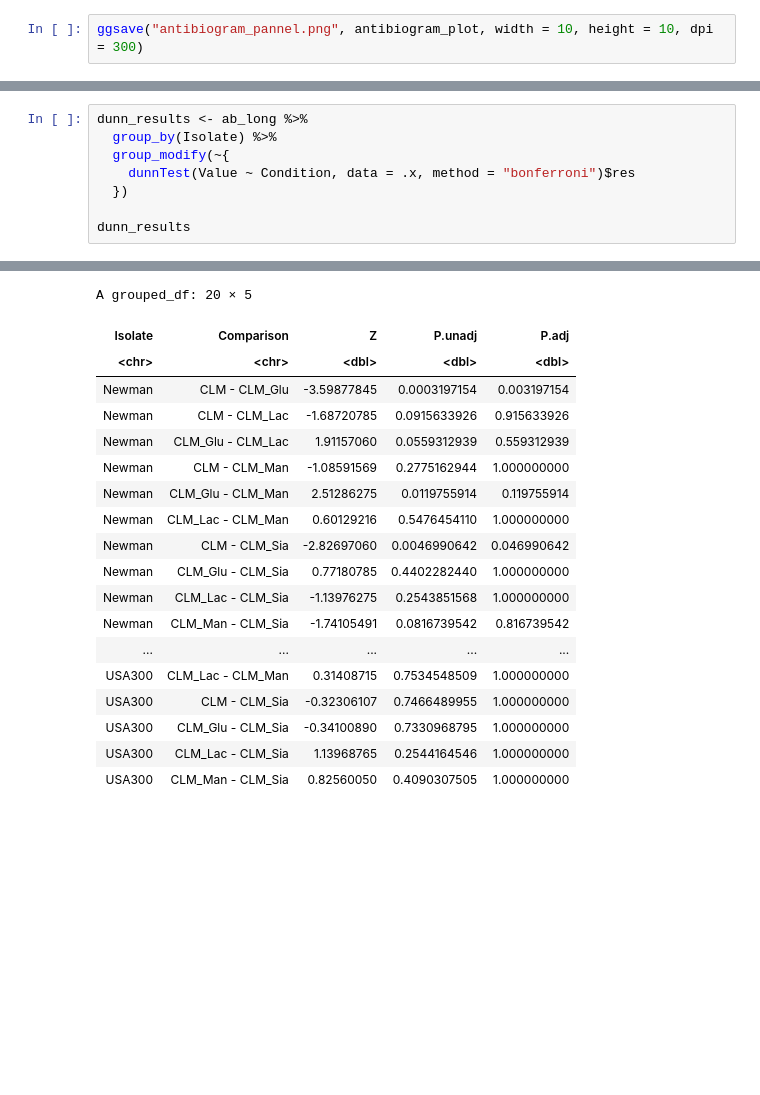
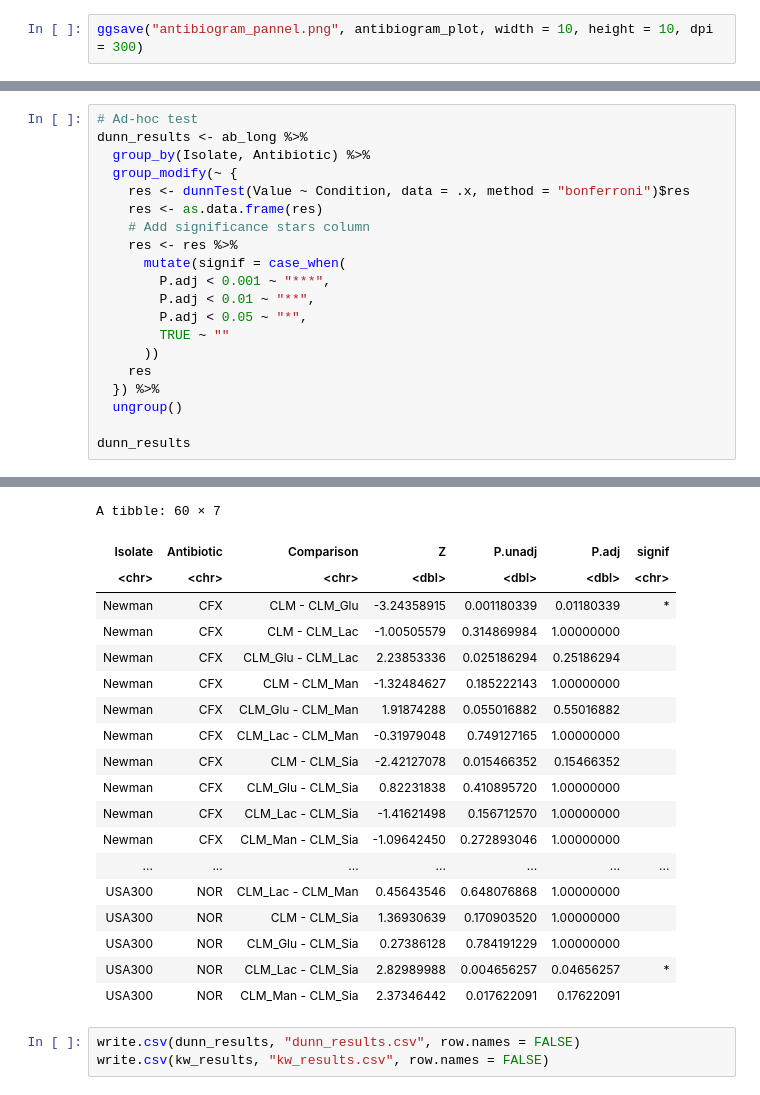
Before and after one commit to joaoordine/skin_coculture, a Jupyter notebook: antibiogram_plot.ipynb, the cells around one changed output, grey strips where cells are left out. Drawn from its saved outputs; the diff is of its cells as text; blank space fills up the shorter version.

```diff
--- a/antibiogram_plot.ipynb
+++ b/antibiogram_plot.ipynb
@@ -111,9 +133,21 @@ A tibble: 2 × 3
 # %%
+# Ad-hoc test
 dunn_results <- ab_long %>%
-  group_by(Isolate) %>%
-  group_modify(~{
-    dunnTest(Value ~ Condition, data = .x, method = "bonferroni")$res
-  })
+  group_by(Isolate, Antibiotic) %>%
+  group_modify(~ {
+    res <- dunnTest(Value ~ Condition, data = .x, method = "bonferroni")$res
+    res <- as.data.frame(res)
+    # Add significance stars column
+    res <- res %>%
+      mutate(signif = case_when(
+        P.adj < 0.001 ~ "***",
+        P.adj < 0.01 ~ "**",
+        P.adj < 0.05 ~ "*",
+        TRUE ~ ""
+      ))
+    res
+  }) %>%
+  ungroup()
 
 dunn_results
 # %% [output]
@@ -124,19 +166,22 @@ Warning message:
-A grouped_df: 20 × 5
+A tibble: 60 × 7
-| Isolate | Comparison | Z | P.unadj | P.adj |
-| <chr> | <chr> | <dbl> | <dbl> | <dbl> |
-| Newman | CLM - CLM_Glu | -3.59877845 | 0.0003197154 | 0.003197154 |
-| Newman | CLM - CLM_Lac | -1.68720785 | 0.0915633926 | 0.915633926 |
-| Newman | CLM_Glu - CLM_Lac | 1.91157060 | 0.0559312939 | 0.559312939 |
-| Newman | CLM - CLM_Man | -1.08591569 | 0.2775162944 | 1.000000000 |
-| Newman | CLM_Glu - CLM_Man | 2.51286275 | 0.0119755914 | 0.119755914 |
-| Newman | CLM_Lac - CLM_Man | 0.60129216 | 0.5476454110 | 1.000000000 |
-| Newman | CLM - CLM_Sia | -2.82697060 | 0.0046990642 | 0.046990642 |
-| Newman | CLM_Glu - CLM_Sia | 0.77180785 | 0.4402282440 | 1.000000000 |
-| Newman | CLM_Lac - CLM_Sia | -1.13976275 | 0.2543851568 | 1.000000000 |
-| Newman | CLM_Man - CLM_Sia | -1.74105491 | 0.0816739542 | 0.816739542 |
-| ... | ... | ... | ... | ... |
-| USA300 | CLM_Lac - CLM_Man | 0.31408715 | 0.7534548509 | 1.000000000 |
-| USA300 | CLM - CLM_Sia | -0.32306107 | 0.7466489955 | 1.000000000 |
-| USA300 | CLM_Glu - CLM_Sia | -0.34100890 | 0.7330968795 | 1.000000000 |
-| USA300 | CLM_Lac - CLM_Sia | 1.13968765 | 0.2544164546 | 1.000000000 |
-| USA300 | CLM_Man - CLM_Sia | 0.82560050 | 0.4090307505 | 1.000000000 |
+| Isolate | Antibiotic | Comparison | Z | P.unadj | P.adj | signif |
+| <chr> | <chr> | <chr> | <dbl> | <dbl> | <dbl> | <chr> |
+| Newman | CFX | CLM - CLM_Glu | -3.24358915 | 0.001180339 | 0.01180339 | * |
+| Newman | CFX | CLM - CLM_Lac | -1.00505579 | 0.314869984 | 1.00000000 |  |
+| Newman | CFX | CLM_Glu - CLM_Lac | 2.23853336 | 0.025186294 | 0.25186294 |  |
+| Newman | CFX | CLM - CLM_Man | -1.32484627 | 0.185222143 | 1.00000000 |  |
+| Newman | CFX | CLM_Glu - CLM_Man | 1.91874288 | 0.055016882 | 0.55016882 |  |
+| Newman | CFX | CLM_Lac - CLM_Man | -0.31979048 | 0.749127165 | 1.00000000 |  |
+| Newman | CFX | CLM - CLM_Sia | -2.42127078 | 0.015466352 | 0.15466352 |  |
+| Newman | CFX | CLM_Glu - CLM_Sia | 0.82231838 | 0.410895720 | 1.00000000 |  |
+| Newman | CFX | CLM_Lac - CLM_Sia | -1.41621498 | 0.156712570 | 1.00000000 |  |
+| Newman | CFX | CLM_Man - CLM_Sia | -1.09642450 | 0.272893046 | 1.00000000 |  |
+| ... | ... | ... | ... | ... | ... | ... |
+| USA300 | NOR | CLM_Lac - CLM_Man | 0.45643546 | 0.648076868 | 1.00000000 |  |
+| USA300 | NOR | CLM - CLM_Sia | 1.36930639 | 0.170903520 | 1.00000000 |  |
+| USA300 | NOR | CLM_Glu - CLM_Sia | 0.27386128 | 0.784191229 | 1.00000000 |  |
+| USA300 | NOR | CLM_Lac - CLM_Sia | 2.82989988 | 0.004656257 | 0.04656257 | * |
+| USA300 | NOR | CLM_Man - CLM_Sia | 2.37346442 | 0.017622091 | 0.17622091 |  |
+# %%
+write.csv(dunn_results, "dunn_results.csv", row.names = FALSE)
+write.csv(kw_results, "kw_results.csv", row.names = FALSE)
```
Also changed, not shown: parts of 3 cells of this notebook.
